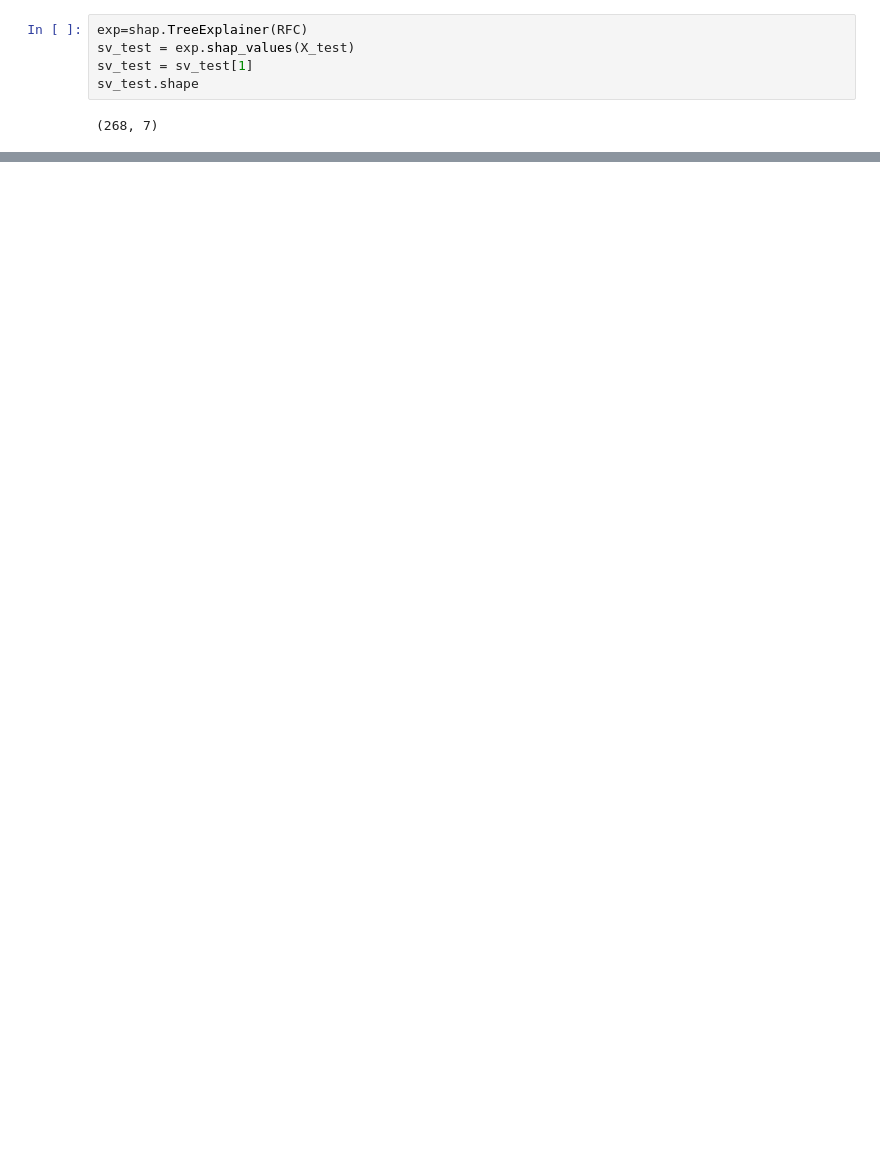
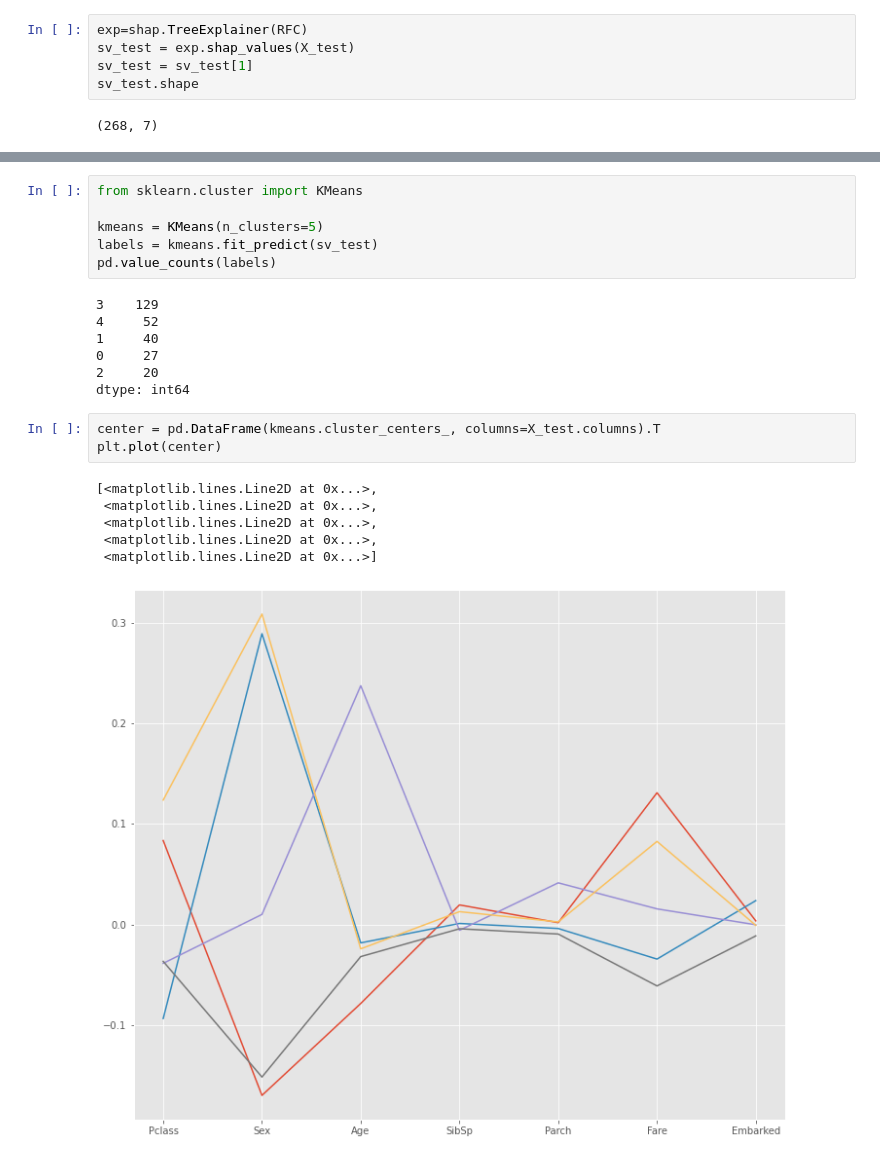
Before and after one commit to kayeungadrian-tam/SHAP, a Jupyter notebook: main.ipynb, the cells around one changed output, grey strips where cells are left out. Drawn from its saved outputs; the diff is of its cells as text; blank space fills up the shorter version.

```diff
--- a/main.ipynb
+++ b/main.ipynb
@@ -191,0 +180,23 @@ for row in range(0,5):
+# %%
+from sklearn.cluster import KMeans
+
+kmeans = KMeans(n_clusters=5)
+labels = kmeans.fit_predict(sv_test)
+pd.value_counts(labels)
+# %% [output]
+3    129
+4     52
+1     40
+0     27
+2     20
+dtype: int64
+# %%
+center = pd.DataFrame(kmeans.cluster_centers_, columns=X_test.columns).T
+plt.plot(center)
+# %% [output]
+[<matplotlib.lines.Line2D at 0x...>,
+ <matplotlib.lines.Line2D at 0x...>,
+ <matplotlib.lines.Line2D at 0x...>,
+ <matplotlib.lines.Line2D at 0x...>,
+ <matplotlib.lines.Line2D at 0x...>]
+[figure, added]
```
Also changed, not shown: parts of 19 cells of this notebook.
